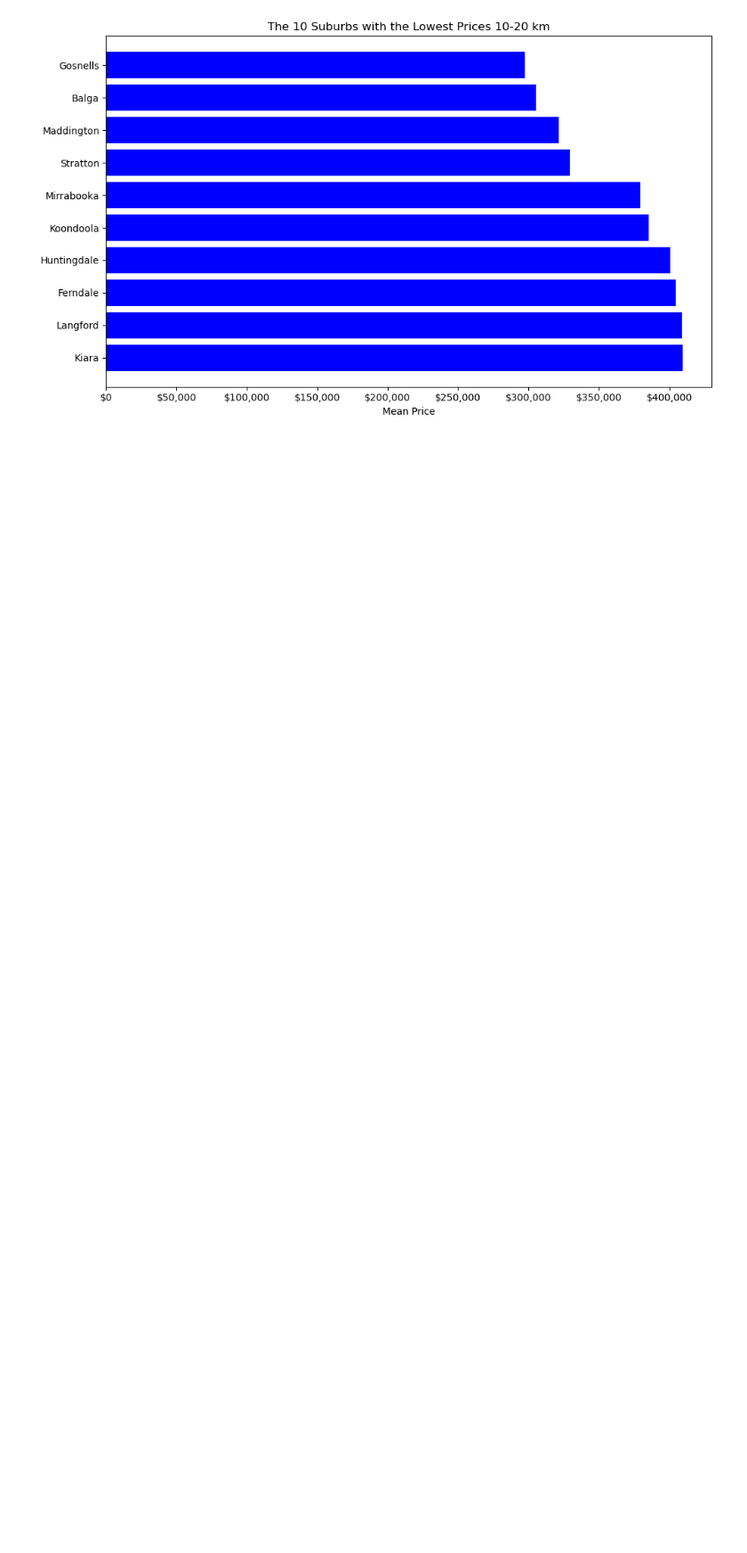
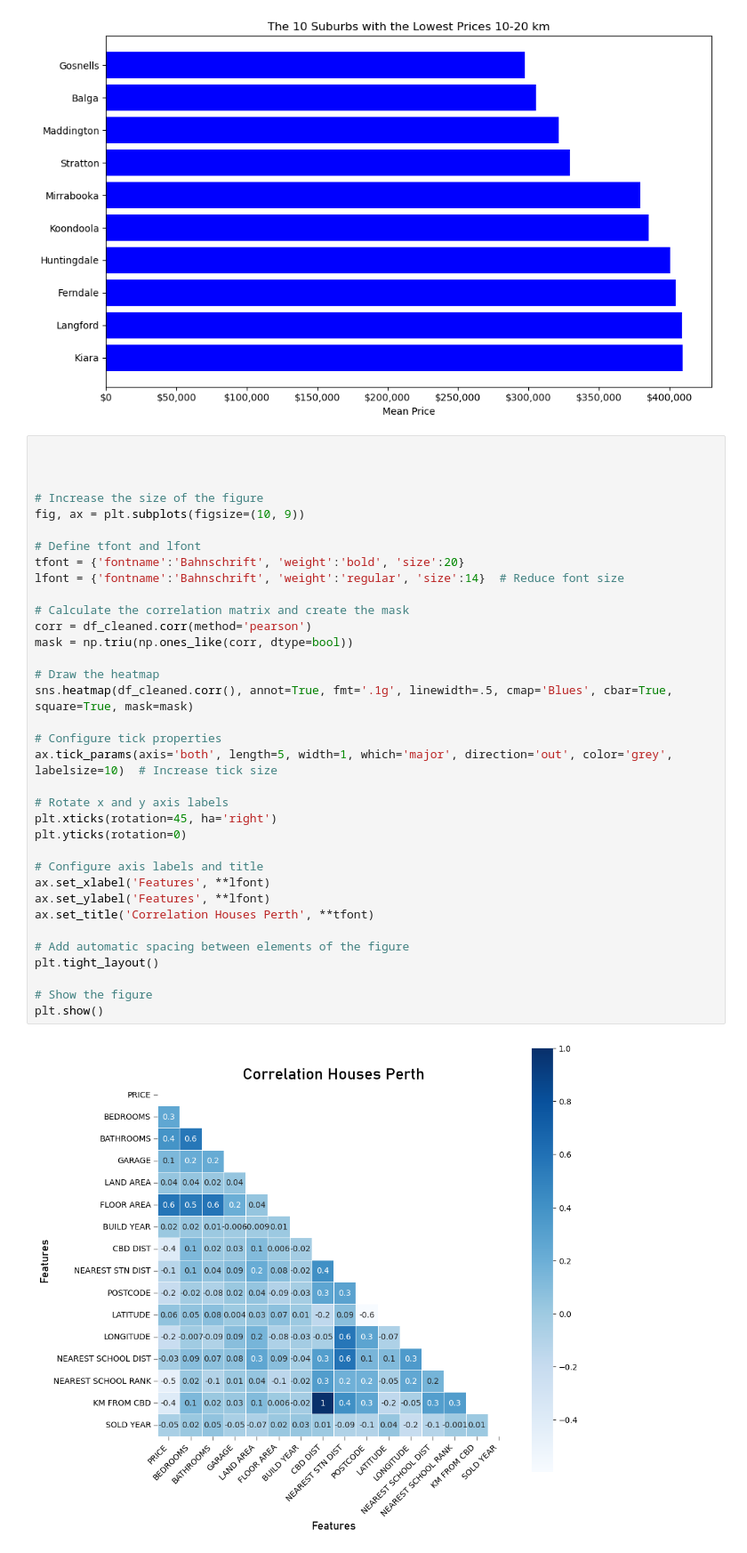
Before and after one commit to aaronbilbow/Project1, a Jupyter notebook: Untitled (1).ipynb, the cells around one changed output. Shown at 89% size. Saved outputs shown, nothing was run; the diff lists cells and outputs as text; blank space fills up the shorter version.

```diff
--- a/Untitled (1).ipynb
+++ b/Untitled (1).ipynb
@@ -629,3 +629,40 @@ plt.show()
 # %% [output]
 [figure]
 [figure]
+# %%
+
+
+
+# Increase the size of the figure
+fig, ax = plt.subplots(figsize=(10, 9))
+
+# Define tfont and lfont
+tfont = {'fontname':'Bahnschrift', 'weight':'bold', 'size':20}
+lfont = {'fontname':'Bahnschrift', 'weight':'regular', 'size':14}  # Reduce font size
+
+# Calculate the correlation matrix and create the mask
+corr = df_cleaned.corr(method='pearson')
+mask = np.triu(np.ones_like(corr, dtype=bool))
+
+# Draw the heatmap
+sns.heatmap(df_cleaned.corr(), annot=True, fmt='.1g', linewidth=.5, cmap='Blues', cbar=True, square=True, mask=mask)
+
+# Configure tick properties
+ax.tick_params(axis='both', length=5, width=1, which='major', direction='out', color='grey', labelsize=10)  # Increase tick size
+
+# Rotate x and y axis labels
+plt.xticks(rotation=45, ha='right')
+plt.yticks(rotation=0)
+
+# Configure axis labels and title
+ax.set_xlabel('Features', **lfont)
+ax.set_ylabel('Features', **lfont)
+ax.set_title('Correlation Houses Perth', **tfont)
+
+# Add automatic spacing between elements of the figure
+plt.tight_layout()
+
+# Show the figure
+plt.show()
+# %% [output]
+[figure, added]
```
Also changed, not shown: 1 other file.
